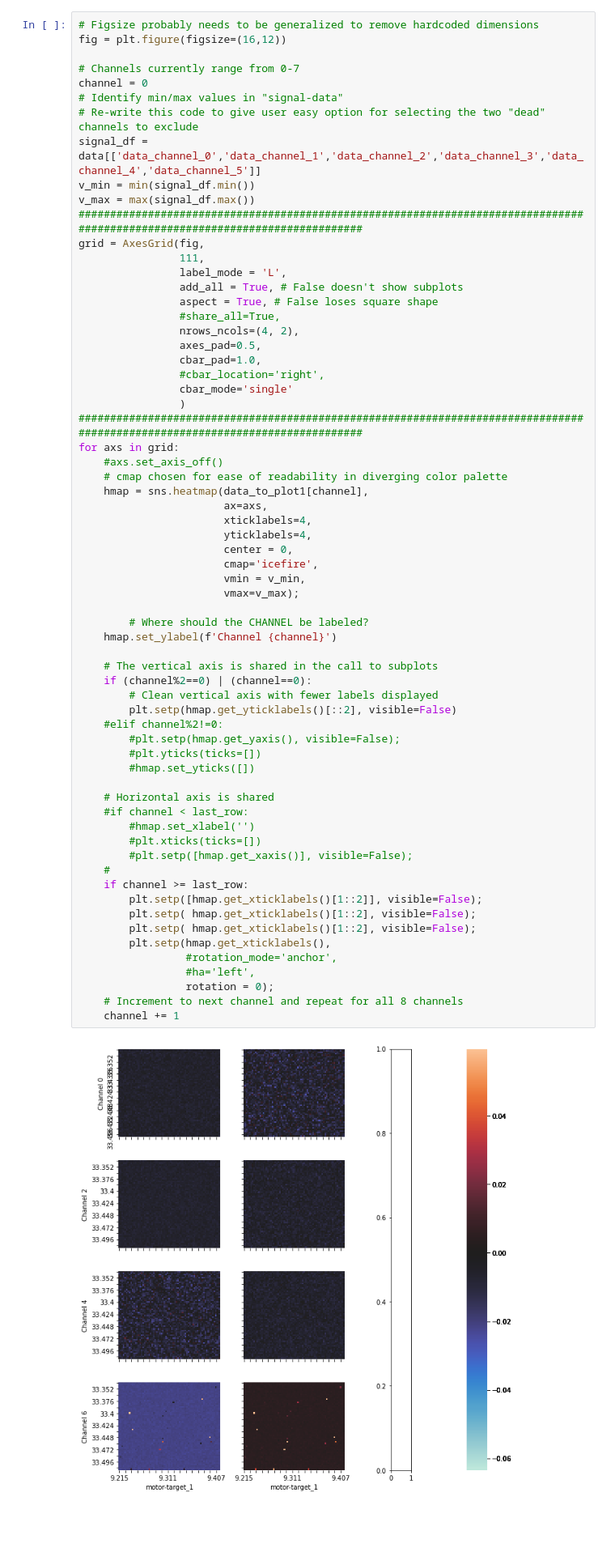
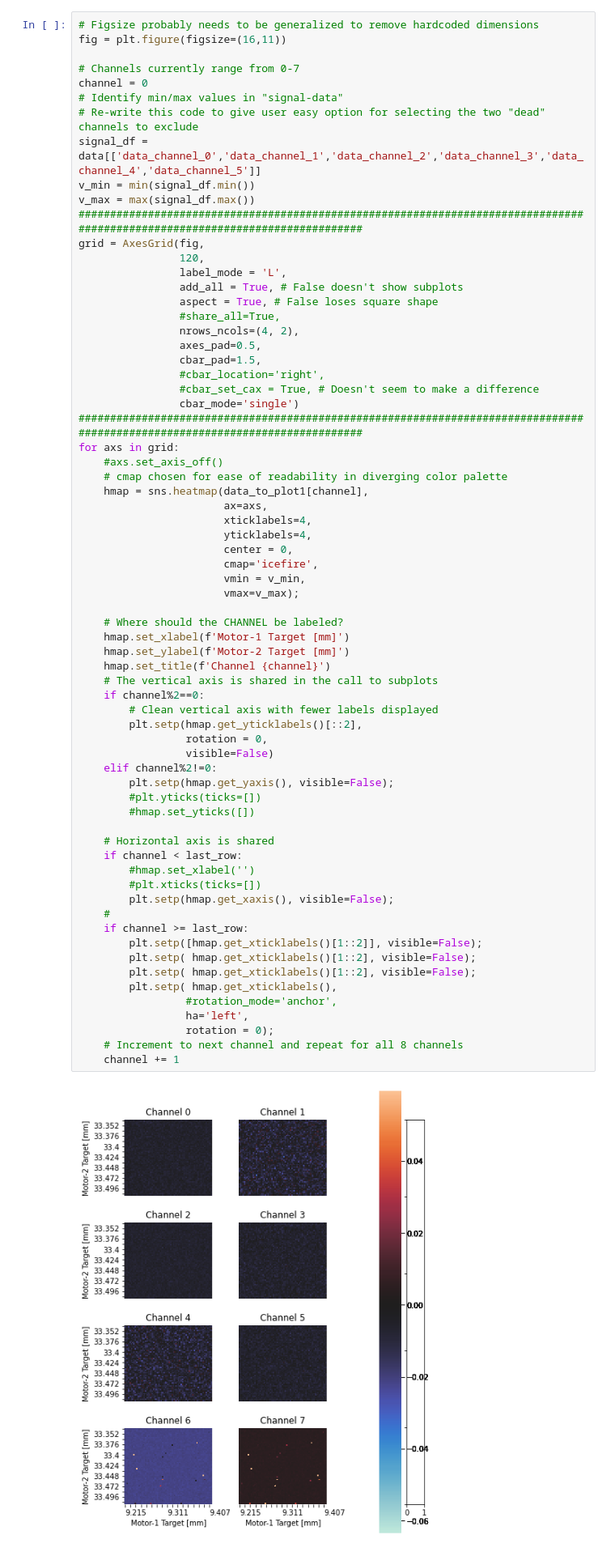
Before and after one commit to griffinbran/Chemical-Physics-Data-Visualization, a Jupyter notebook: code/Data-Cleaning.ipynb, the cells around one changed output. Shown at 81% size. Saved outputs shown, nothing was run; the diff lists cells and outputs as text; blank space fills up the shorter version.

```diff
--- a/code/Data-Cleaning.ipynb
+++ b/code/Data-Cleaning.ipynb
@@ -282,7 +282,7 @@ data_cols
  'data_channel_7']
 # %%
 # Figsize probably needs to be generalized to remove hardcoded dimensions
-fig = plt.figure(figsize=(16,12))
+fig = plt.figure(figsize=(16,11))
 
 # Channels currently range from 0-7
 channel = 0
@@ -293,57 +293,60 @@ v_min = min(signal_df.min())
 v_max = max(signal_df.max())
 #############################################################################################################################
 grid = AxesGrid(fig,
-                111,
+                120,
                 label_mode = 'L',
                 add_all = True, # False doesn't show subplots
                 aspect = True, # False loses square shape
                 #share_all=True,
                 nrows_ncols=(4, 2),
                 axes_pad=0.5,
-                cbar_pad=1.0,
+                cbar_pad=1.5,
                 #cbar_location='right',
-                cbar_mode='single'
-                )
+                #cbar_set_cax = True, # Doesn't seem to make a difference
+                cbar_mode='single')
 #############################################################################################################################
 for axs in grid:
     #axs.set_axis_off()
     # cmap chosen for ease of readability in diverging color palette
     hmap = sns.heatmap(data_to_plot1[channel],
                        ax=axs,
                        xticklabels=4,
                        yticklabels=4,
                        center = 0,
                        cmap='icefire',
                        vmin = v_min,
                        vmax=v_max);
 
-        # Where should the CHANNEL be labeled?
-    hmap.set_ylabel(f'Channel {channel}')
-
+    # Where should the CHANNEL be labeled?
+    hmap.set_xlabel(f'Motor-1 Target [mm]')
+    hmap.set_ylabel(f'Motor-2 Target [mm]')
+    hmap.set_title(f'Channel {channel}')
     # The vertical axis is shared in the call to subplots
-    if (channel%2==0) | (channel==0):
+    if channel%2==0:
         # Clean vertical axis with fewer labels displayed
-        plt.setp(hmap.get_yticklabels()[::2], visible=False)
-    #elif channel%2!=0:
-        #plt.setp(hmap.get_yaxis(), visible=False);
+        plt.setp(hmap.get_yticklabels()[::2],
+                 rotation = 0,
+                 visible=False)
+    elif channel%2!=0:
+        plt.setp(hmap.get_yaxis(), visible=False);
         #plt.yticks(ticks=[])
         #hmap.set_yticks([])
 
     # Horizontal axis is shared
-    #if channel < last_row:
+    if channel < last_row:
         #hmap.set_xlabel('')
         #plt.xticks(ticks=[])
-        #plt.setp([hmap.get_xaxis()], visible=False);
+        plt.setp(hmap.get_xaxis(), visible=False);
     #
     if channel >= last_row:
         plt.setp([hmap.get_xticklabels()[1::2]], visible=False);
         plt.setp( hmap.get_xticklabels()[1::2], visible=False);
         plt.setp( hmap.get_xticklabels()[1::2], visible=False);
-        plt.setp(hmap.get_xticklabels(),
+        plt.setp( hmap.get_xticklabels(),
                  #rotation_mode='anchor',
-                 #ha='left',
+                 ha='left',
                  rotation = 0);
     # Increment to next channel and repeat for all 8 channels
     channel += 1
 # %% [output]
-[figure, old version]
+[figure, new version]
```
Also changed, not shown: parts of 2 cells of this notebook.
